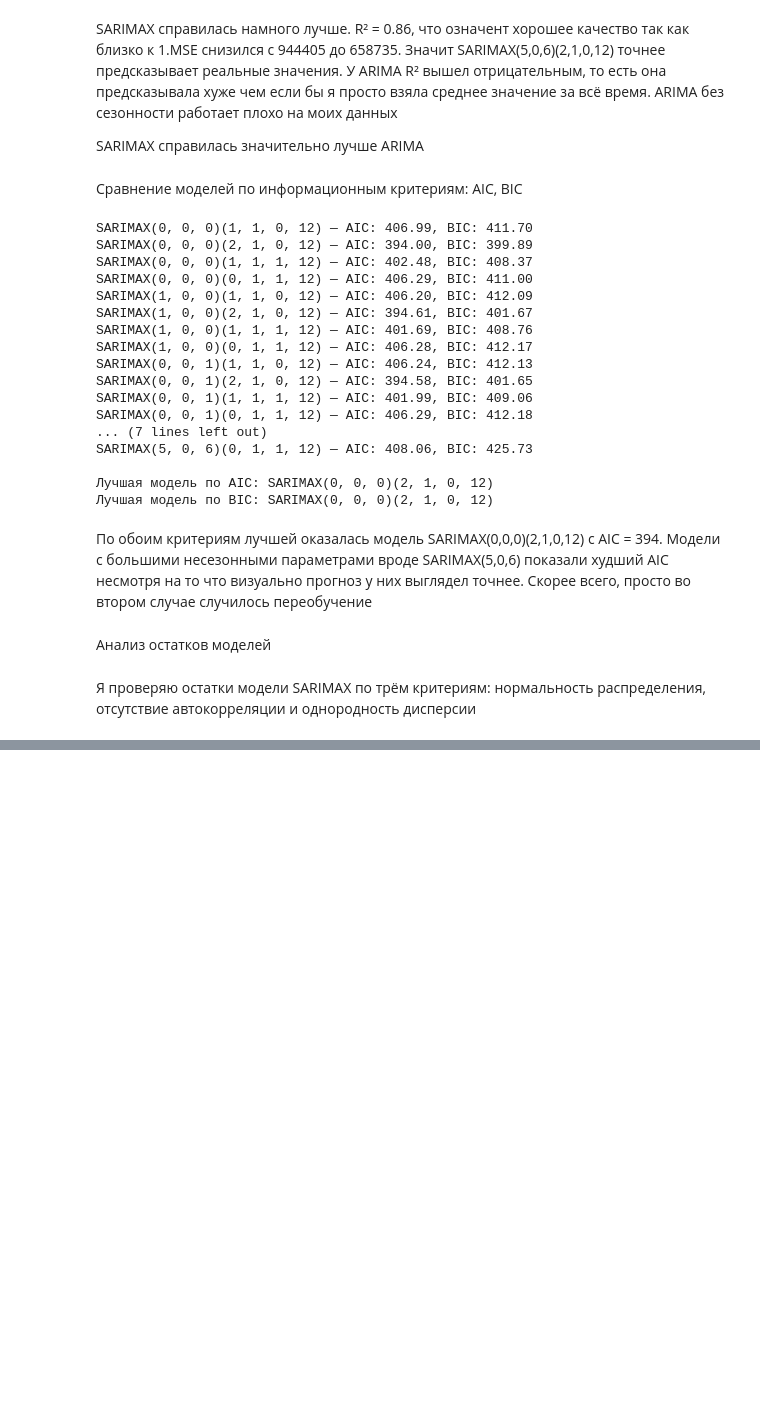
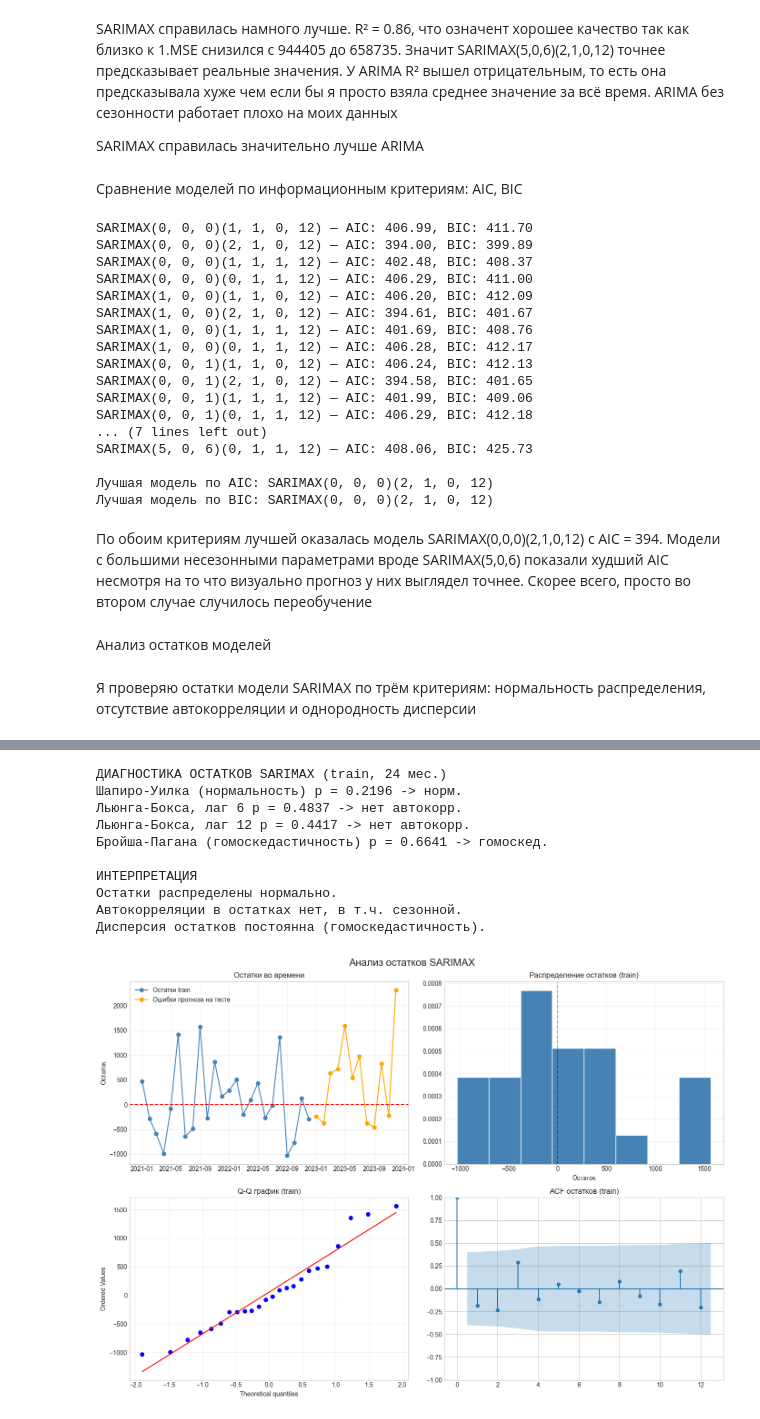
Before and after one commit to gureeva07/predictive_analytics_lab1, a Jupyter notebook: lab1.ipynb, the cells around one changed output, grey strips where cells are left out. Drawn from its saved outputs; the diff is of its cells as text; code cells hidden in the pictures; blank space fills up the shorter version.

Commit message:
переделала остатки

```diff
--- a/lab1.ipynb
+++ b/lab1.ipynb
@@ -991,0 +942,75 @@ print(f'Тест Бройша-Пагана (гомоскедастичн.): p-va
+# %%
+import warnings
+warnings.filterwarnings('ignore')
+import statsmodels.api as sm
+from statsmodels.stats.diagnostic import acorr_ljungbox, het_breuschpagan
+from statsmodels.graphics.tsaplots import plot_acf
+from scipy import stats
+
+# беру остатки модели, пропуская первые 12 месяцев инициализации
+burn = result_sarimax.loglikelihood_burn
+residuals_train = result_sarimax.resid.iloc[burn:]
+
+# считаю ошибки прогноза на тесте только для графика
+errors_test = test - forecast_sarimax
+
+# провожу три теста на остатках обучающей выборки
+sw = stats.shapiro(residuals_train)[1]
+lb = acorr_ljungbox(residuals_train, lags=[6, 12], return_df=True)['lb_pvalue']
+bp = het_breuschpagan(residuals_train, sm.add_constant(np.arange(len(residuals_train))))[1]
+
+print(f"ДИАГНОСТИКА ОСТАТКОВ SARIMAX (train, {len(residuals_train)} мес.)")
+print(f"{'Шапиро-Уилка (нормальность)'} p = {sw:.4f} -> {'норм.' if sw >= 0.05 else 'не норм.'}")
+print(f"{'Льюнга-Бокса, лаг 6'} p = {lb.iloc[0]:.4f} -> {'нет автокорр.' if lb.iloc[0] >= 0.05 else 'есть автокорр.'}")
+print(f"{'Льюнга-Бокса, лаг 12'} p = {lb.iloc[1]:.4f} -> {'нет автокорр.' if lb.iloc[1] >= 0.05 else 'есть автокорр.'}")
+print(f"{'Бройша-Пагана (гомоскедастичность)'} p = {bp:.4f} -> {'гомоскед.' if bp >= 0.05 else 'гетероскед.'}")
+
+# интерпретирую результаты: хочу p > 0.05 по всем тестам
+print("\nИНТЕРПРЕТАЦИЯ")
+print("Остатки распределены нормально." if sw >= 0.05 else "Остатки не нормальны, возможны выбросы.")
+print("Автокорреляции в остатках нет, в т.ч. сезонной." if (lb >= 0.05).all() else "Есть автокорреляция: модель не уловила часть структуры.")
+print("Дисперсия остатков постоянна (гомоскедастичность)." if bp >= 0.05 else "Дисперсия остатков меняется (гетероскедастичность).")
+
+# строю четыре графика для визуальной проверки остатков
+fig, axes = plt.subplots(2, 2, figsize=(14, 10))
+fig.suptitle('Анализ остатков SARIMAX', fontsize=16)
+
+# остатки train и ошибки теста на одном графике для сравнения
+axes[0, 0].plot(residuals_train, color='steelblue', marker='o', label='Остатки train')
+axes[0, 0].plot(errors_test, color='orange', marker='o', label='Ошибки прогноза на тесте')
+axes[0, 0].axhline(0, color='red', linestyle='--')
+axes[0, 0].set_title('Остатки во времени')
+axes[0, 0].set_ylabel('Остаток')
+axes[0, 0].legend()
+axes[0, 0].grid(True, alpha=0.3)
+
+# гистограмма показывает форму распределения остатков
+axes[0, 1].hist(residuals_train, bins=8, color='steelblue', edgecolor='white', density=True)
+axes[0, 1].axvline(0, color='black', linestyle='--', alpha=0.3)
+axes[0, 1].set_title('Распределение остатков (train)')
+axes[0, 1].set_xlabel('Остаток')
+axes[0, 1].grid(True, alpha=0.3)
+
+# qq-график: если точки лежат на линии — остатки нормальные
+stats.probplot(residuals_train, dist='norm', plot=axes[1, 0])
+axes[1, 0].set_title('Q-Q график (train)')
+axes[1, 0].grid(True, alpha=0.3)
+
+# acf остатков: все палочки должны быть внутри синей полосы
+plot_acf(residuals_train, lags=12, ax=axes[1, 1])
+axes[1, 1].set_title('ACF остатков (train)')
+
+plt.tight_layout()
+plt.show()
+# %% [output]
+ДИАГНОСТИКА ОСТАТКОВ SARIMAX (train, 24 мес.)
+Шапиро-Уилка (нормальность) p = 0.2196 -> норм.
+Льюнга-Бокса, лаг 6 p = 0.4837 -> нет автокорр.
+Льюнга-Бокса, лаг 12 p = 0.4417 -> нет автокорр.
+Бройша-Пагана (гомоскедастичность) p = 0.6641 -> гомоскед.
+
+ИНТЕРПРЕТАЦИЯ
+Остатки распределены нормально.
+Автокорреляции в остатках нет, в т.ч. сезонной.
+Дисперсия остатков постоянна (гомоскедастичность).
+[figure, added]
```
Also changed, not shown: parts of 14 cells of this notebook.
